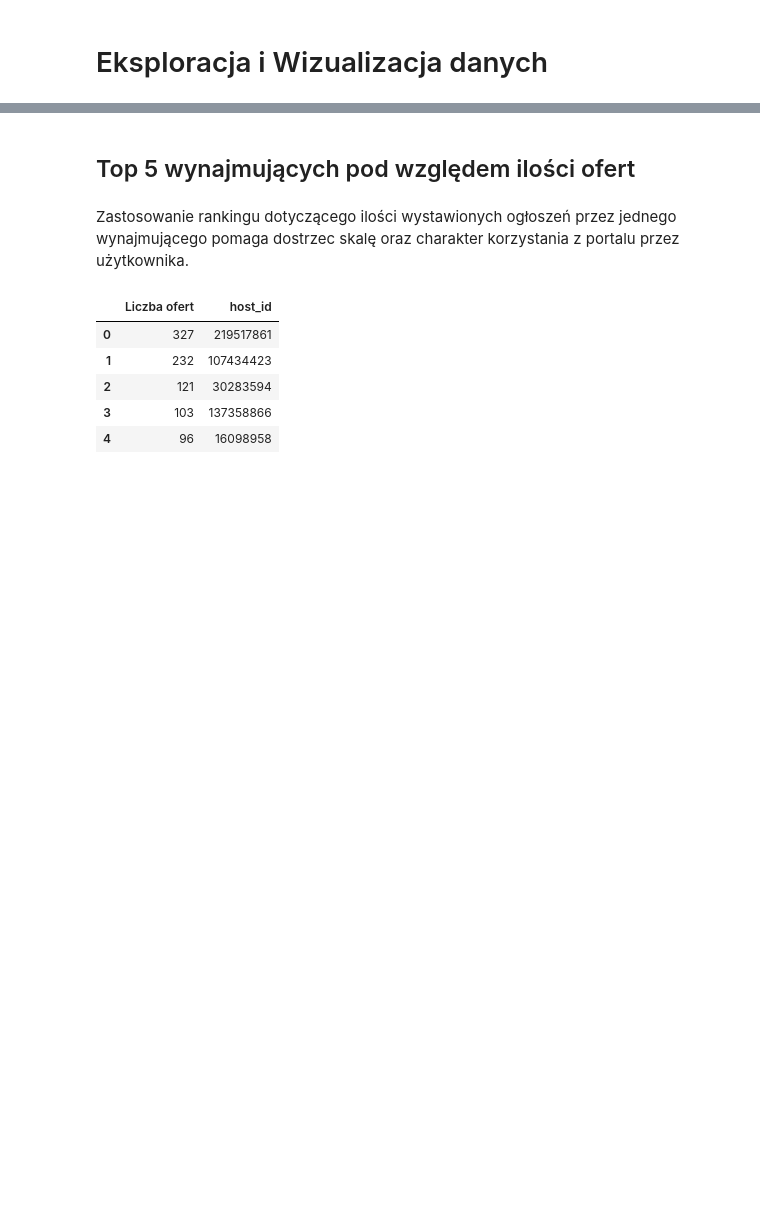
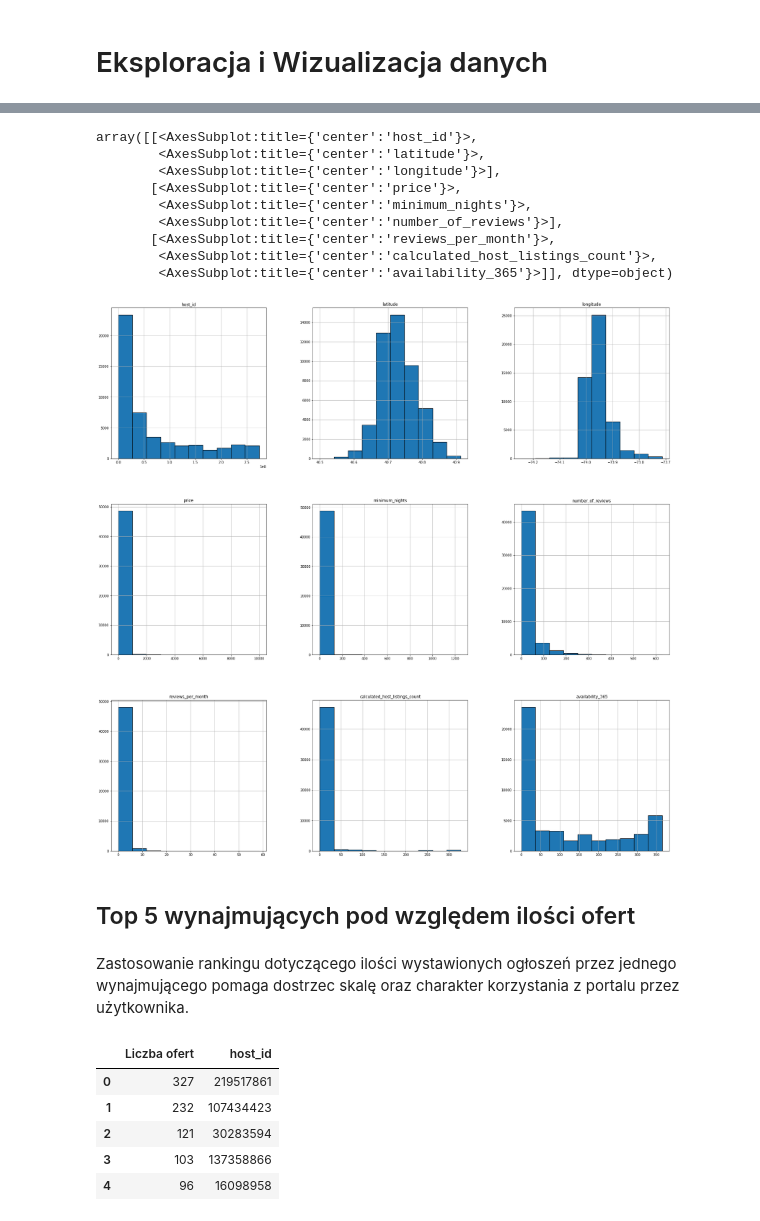
Before and after one commit to veern/Analiza-danych-airbnb, a Jupyter notebook: Analiza-Airbnb2.ipynb, the cells around one changed output, grey strips where cells are left out. Drawn from its saved outputs; the diff is of its cells as text; code cells hidden in the pictures; blank space fills up the shorter version.

```diff
--- a/Analiza-Airbnb2.ipynb
+++ b/Analiza-Airbnb2.ipynb
@@ -156,3 +193,16 @@ dtype: int64
+# %%
+df.hist(edgecolor="black", linewidth=1.2, figsize=(30, 30))
+# %% [output]
+array([[<AxesSubplot:title={'center':'host_id'}>,
+        <AxesSubplot:title={'center':'latitude'}>,
+        <AxesSubplot:title={'center':'longitude'}>],
+       [<AxesSubplot:title={'center':'price'}>,
+        <AxesSubplot:title={'center':'minimum_nights'}>,
+        <AxesSubplot:title={'center':'number_of_reviews'}>],
+       [<AxesSubplot:title={'center':'reviews_per_month'}>,
+        <AxesSubplot:title={'center':'calculated_host_listings_count'}>,
+        <AxesSubplot:title={'center':'availability_365'}>]], dtype=object)
+[figure, added]
 # %% [markdown]
 ## Top 5 wynajmujących pod względem ilości ofert
 # %% [markdown]
```
Also changed, not shown: parts of 5 cells of this notebook.
